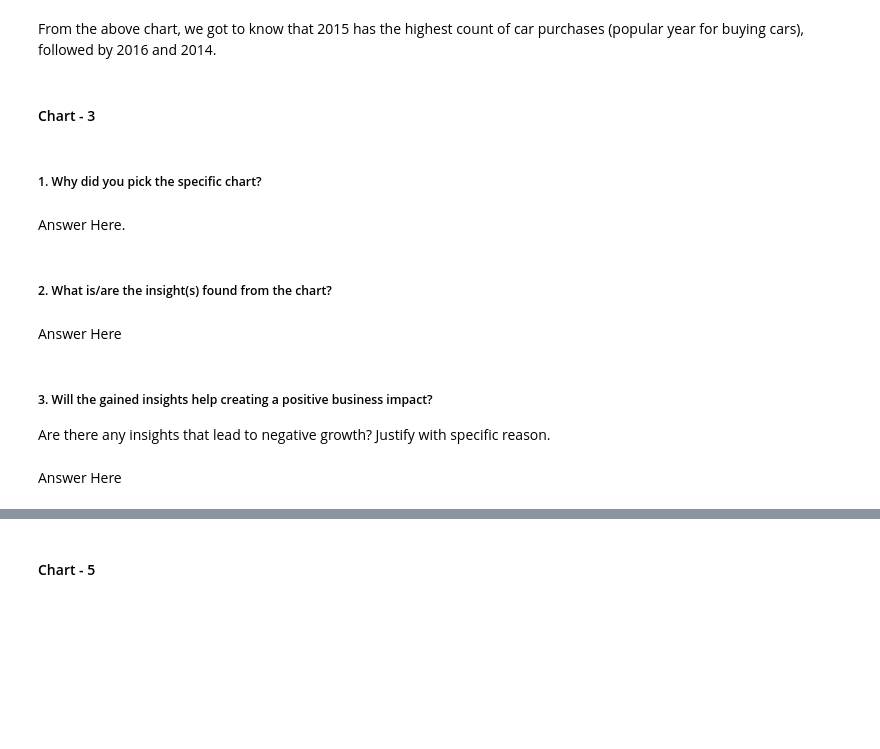
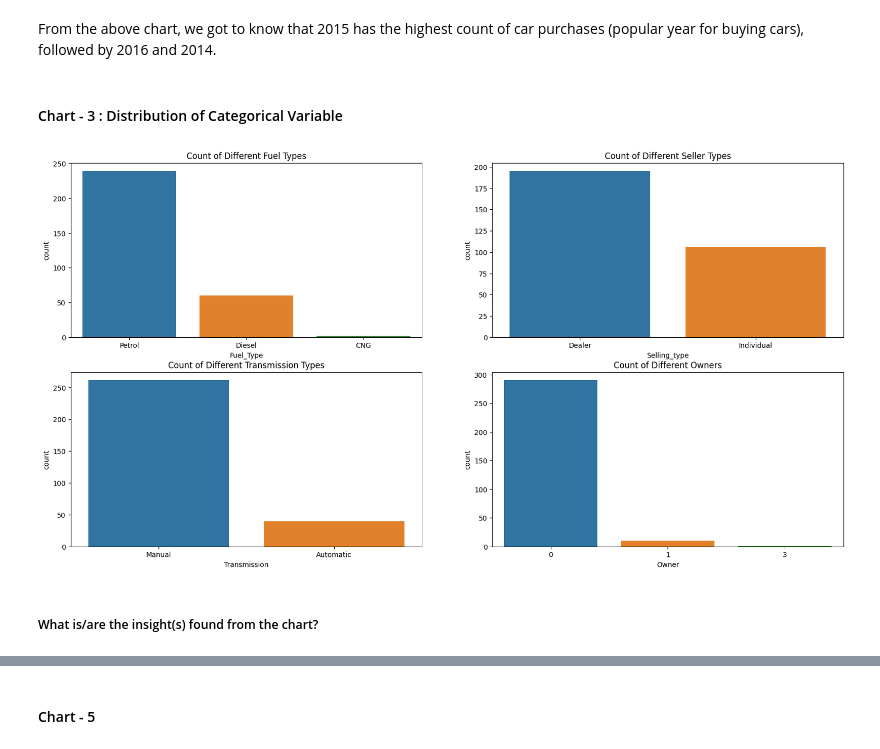
Before and after one commit to mirjubair/oibsip_taskno3, a Jupyter notebook: Car_Price_Prediction_with_Machine_Learning.ipynb, the cells around one changed output, grey strips where cells are left out. Cells and saved outputs as stored; diff of their text form; code cells hidden in the pictures; blank space fills up the shorter version.

Commit message:
Add new charts on EDA

```diff
--- a/Car_Price_Prediction_with_Machine_Learning.ipynb
+++ b/Car_Price_Prediction_with_Machine_Learning.ipynb
@@ -268,4 +268,4 @@ plt.show()
 # %% [markdown]
 From the above chart, we got to know that 2015 has the highest count of car purchases (popular year for buying cars), followed by 2016 and 2014.
 # %% [markdown]
-#### Chart - 3
+#### Chart - 3 : Distribution of Categorical Variable
@@ -274,13 +272,31 @@ From the above chart, we got to know that 2015 has the highest count of car purc
-# %% [markdown]
-##### 1. Why did you pick the specific chart?
-# %% [markdown]
-Answer Here.
+# %%
+# Chart - 3 Count plot visualization code for Categorical Variable
+# Create a 2x2 subplot
+plt.figure(figsize=(20,10))
+
+# Subplot 1: Count of different Fuel Types
+plt.subplot(2,2,1)
+sns.countplot(data=df, x = 'Fuel_Type')
+plt.title("Count of Different Fuel Types")
+
+# Subplot 2: Count of different Seller Types
+plt.subplot(2,2,2)
+sns.countplot(data=df, x = 'Selling_type')
+plt.title("Count of Different Seller Types")
+
+# Subplot 3: Count of different Transmission Types
+plt.subplot(2,2,3)
+sns.countplot(data=df, x = 'Transmission')
+plt.title("Count of Different Transmission Types")
+
+# Subplot 4: Count of different Owners
+plt.subplot(2,2,4)
+sns.countplot(data=df, x = 'Owner')
+plt.title("Count of Different Owners")
+
+# Display the plot
+plt.show()
+# %% [output]
+[figure, added]
 # %% [markdown]
-##### 2. What is/are the insight(s) found from the chart?
+##### What is/are the insight(s) found from the chart?
-# %% [markdown]
-Answer Here
-# %% [markdown]
-##### 3. Will the gained insights help creating a positive business impact?
-Are there any insights that lead to negative growth? Justify with specific reason.
-# %% [markdown]
-Answer Here
```
Also changed, not shown: parts of 12 cells of this notebook.
